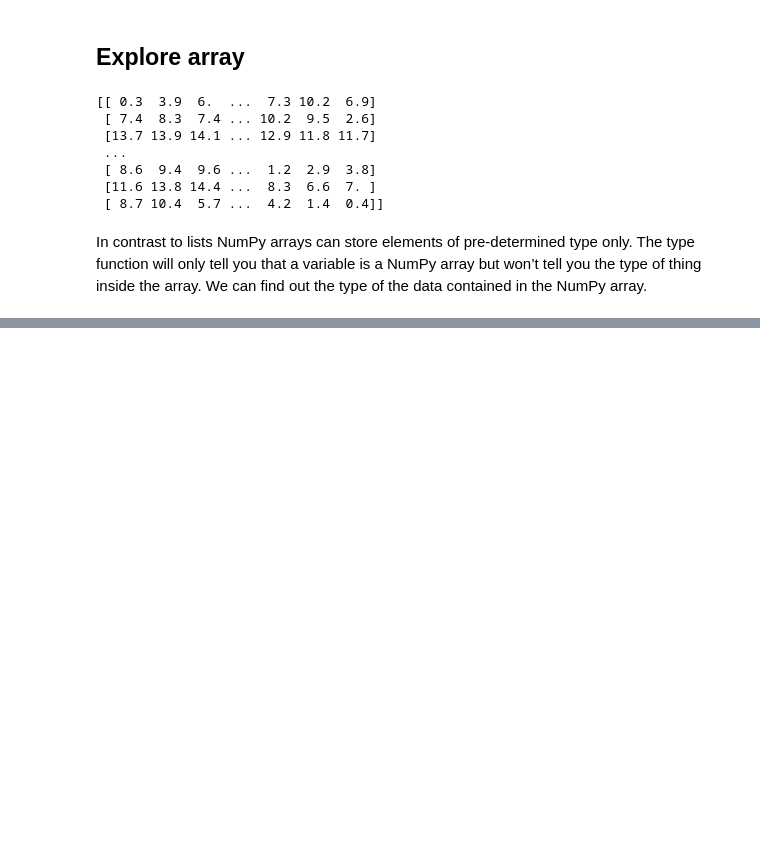
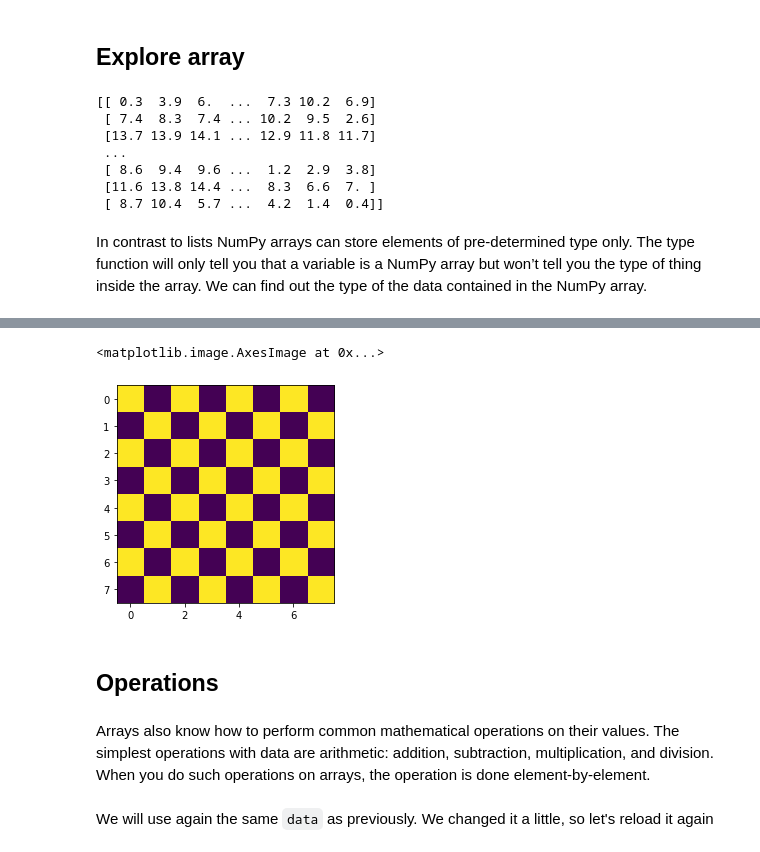
Before and after one commit to btel/2021-03-29-uj-python, a Jupyter notebook: Numpy.ipynb, the cells around one changed output, grey strips where cells are left out. Saved outputs shown, nothing was run; the diff lists cells and outputs as text; code cells hidden in the pictures; blank space fills up the shorter version.

```diff
--- a/Numpy.ipynb
+++ b/Numpy.ipynb
@@ -182,0 +415,16 @@ np.savetxt("paris_leap_year_weather.csv", leap_weather, delimiter=",")
+# %%
+## Answer
+
+checkerboard = np.zeros([8, 8])
+checkerboard[::2, ::2] = 1
+checkerboard[1::2, 1::2] = 1
+plt.imshow(checkerboard)
+# %% [output]
+<matplotlib.image.AxesImage at 0x...>
+[figure, added]
+# %% [markdown]
+## Operations
+# %% [markdown]
+Arrays also know how to perform common mathematical operations on their values. The simplest operations with data are arithmetic: addition, subtraction, multiplication, and division. When you do such operations on arrays, the operation is done element-by-element.
+# %% [markdown]
+We will use again the same `data` as previously. We changed it a little, so let's reload it again
```
Also changed, not shown: parts of 78 cells of this notebook.
